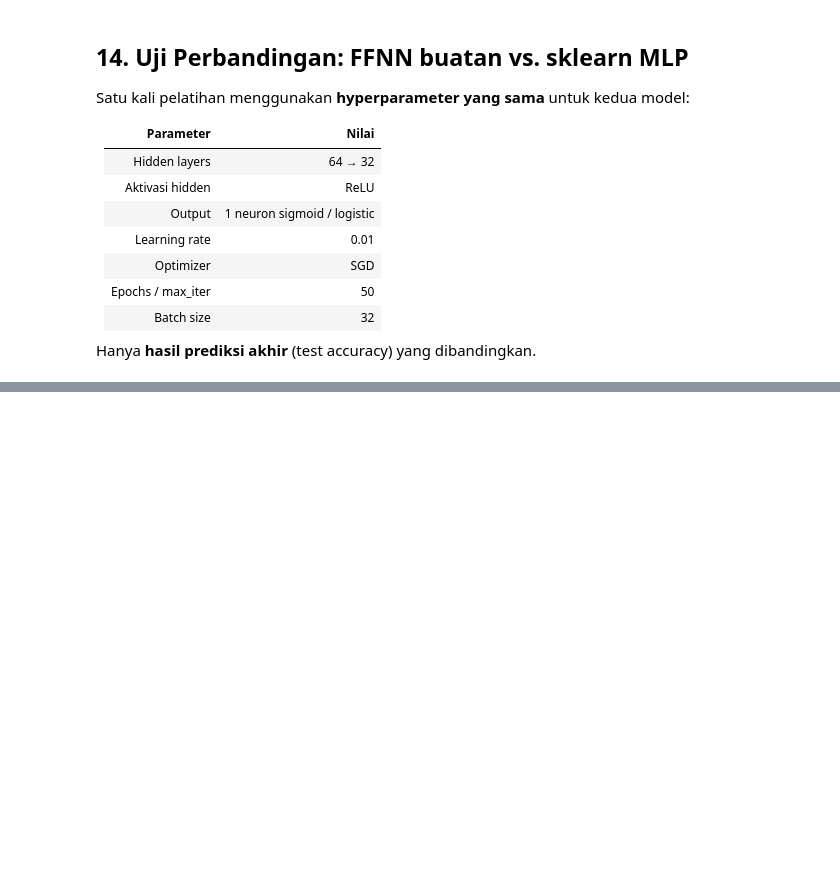
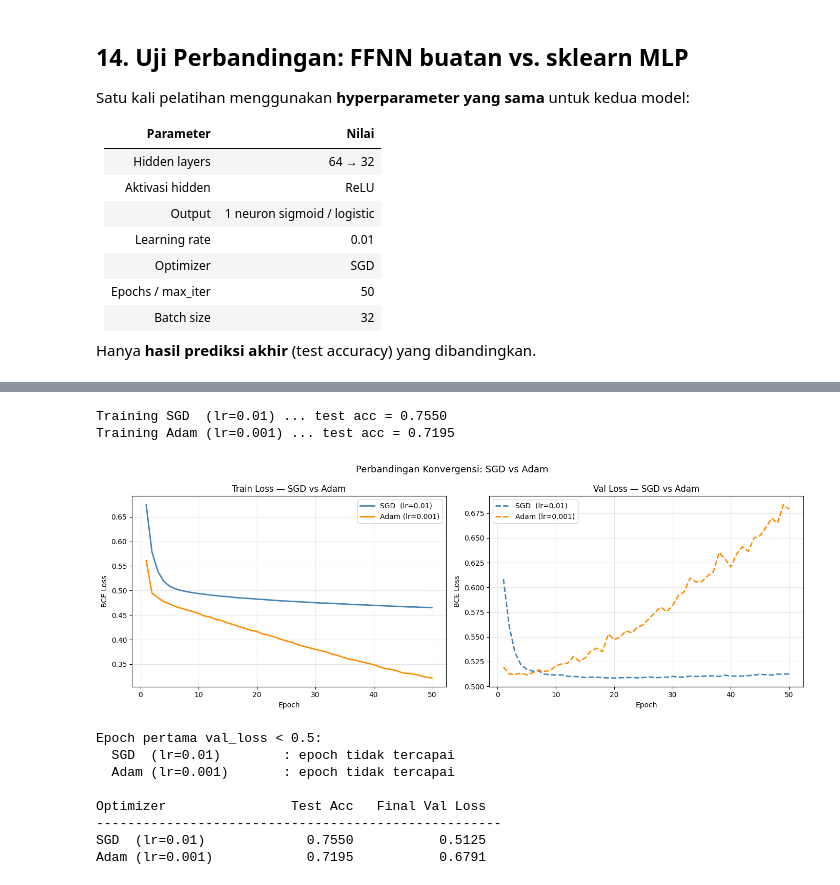
Before and after one commit to KennethhPoenadi/ML-Xianglongbao, a Jupyter notebook: src/main.ipynb, the cells around one changed output, grey strips where cells are left out. Saved outputs shown, nothing was run; the diff lists cells and outputs as text; code cells hidden in the pictures; blank space fills up the shorter version.

Commit message:
added comparison between SGD and adam optimizer on notebook

```diff
--- a/src/main.ipynb
+++ b/src/main.ipynb
@@ -912,0 +932,72 @@ Selisih (Custom − sklearn) +        0.0570  (+5.70%)
+# %%
+OPTIMIZER_CONFIGS = {
+    "SGD  (lr=0.01)":  {"optimizer": "sgd",  "learning_rate": 0.01},
+    "Adam (lr=0.001)": {"optimizer": "adam", "learning_rate": 0.001},
+}
+
+conv_results = {}
+
+for label, cfg in OPTIMIZER_CONFIGS.items():
+    print(f"Training {label} ...", end=" ", flush=True)
+    m = Model()
+    m.add(Dense(units=64, activation="relu",    init="he"))
+    m.add(Dense(units=32, activation="relu",    init="he"))
+    m.add(Dense(units=1,  activation="sigmoid", init="xavier"))
+    m.compile(loss="binary_crossentropy", **cfg)
+    hist = m.fit(
+        X_train, y_train,
+        epochs=50, batch_size=32,
+        validation_data=(X_test, y_test),
+        verbose=0, shuffle=True,
+    )
+    _, acc = m.evaluate(X_test, y_test)
+    conv_results[label] = {"history": hist, "acc": acc}
+    print(f"test acc = {acc:.4f}")
+# %% [output]
+Training SGD  (lr=0.01) ... test acc = 0.7550
+Training Adam (lr=0.001) ... test acc = 0.7195
+# %%
+# Kurva loss
+fig, axes = plt.subplots(1, 2, figsize=(14, 5))
+colors = ["steelblue", "darkorange"]
+
+for (label, res), color in zip(conv_results.items(), colors):
+    ep = range(1, len(res["history"]["train_loss"]) + 1)
+    axes[0].plot(ep, res["history"]["train_loss"], label=label, color=color, linewidth=2)
+    axes[1].plot(ep, res["history"]["val_loss"],   label=label, color=color, linewidth=2, linestyle="--")
+
+axes[0].set_title("Train Loss — SGD vs Adam")
+axes[1].set_title("Val Loss — SGD vs Adam")
+for ax in axes:
+    ax.set_xlabel("Epoch"); ax.set_ylabel("BCE Loss")
+    ax.legend(); ax.grid(True, alpha=0.3)
+
+plt.suptitle("Perbandingan Konvergensi: SGD vs Adam", fontsize=13)
+plt.tight_layout()
+plt.show()
+
+# Kecepatan konvergensi: epoch pertama val_loss < threshold
+THRESHOLD = 0.50
+print(f"Epoch pertama val_loss < {THRESHOLD}:")
+for label, res in conv_results.items():
+    val_losses = res["history"]["val_loss"]
+    epochs_below = [i+1 for i, v in enumerate(val_losses) if v < THRESHOLD]
+    first = epochs_below[0] if epochs_below else "tidak tercapai"
+    print(f"  {label:<22}: epoch {first}")
+
+# Tabel akurasi akhir
+print(f"\n{'Optimizer':<22} {'Test Acc':>10}  {'Final Val Loss':>15}")
+print("-" * 52)
+for label, res in conv_results.items():
+    final_val = res["history"]["val_loss"][-1]
+    print(f"{label:<22} {res['acc']:>10.4f}  {final_val:>15.4f}")
+# %% [output]
+[figure, added]
+Epoch pertama val_loss < 0.5:
+  SGD  (lr=0.01)        : epoch tidak tercapai
+  Adam (lr=0.001)       : epoch tidak tercapai
+
+Optimizer                Test Acc   Final Val Loss
+----------------------------------------------------
+SGD  (lr=0.01)             0.7550           0.5125
+Adam (lr=0.001)            0.7195           0.6791
```
Also changed, not shown: parts of 25 cells of this notebook, 3 other files.
